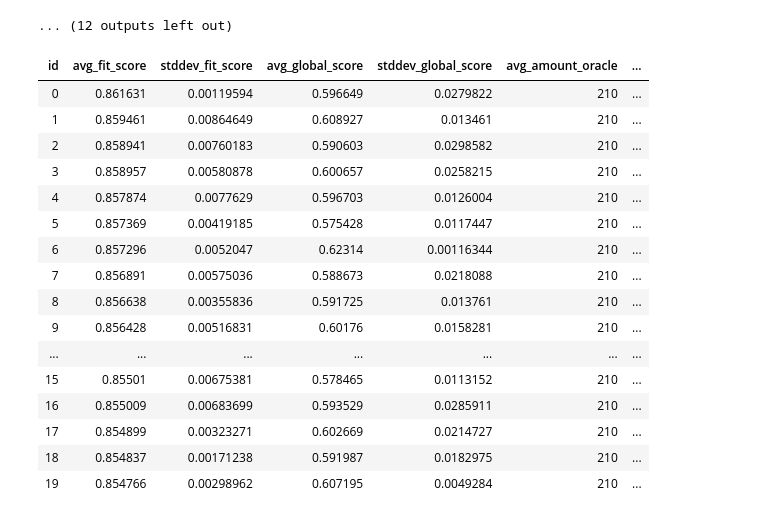
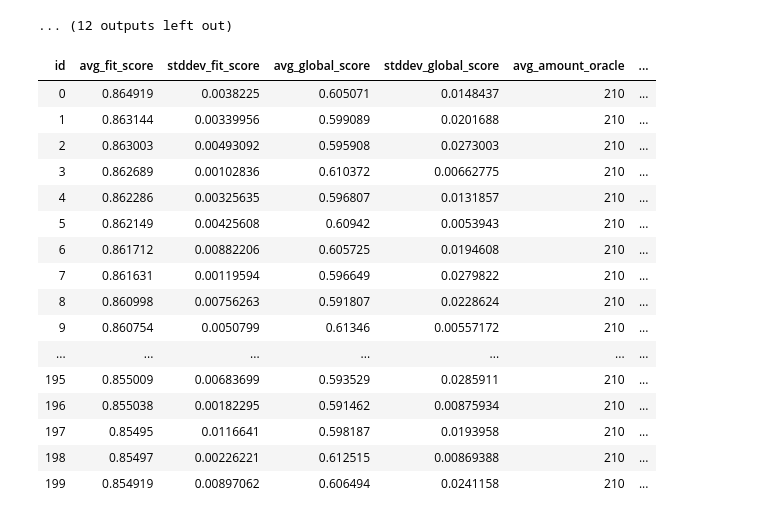
Before and after one commit to jgonsior/DS20-WeakAL, a Jupyter notebook: display_random_search_results_dwtc.ipynb, the cells around one changed output. Drawn from its saved outputs; the diff is of its cells as text; code cells hidden in the pictures.

Commit message:
New 200er table

```diff
--- a/display_random_search_results_dwtc.ipynb
+++ b/display_random_search_results_dwtc.ipynb
@@ -602,8 +603,8 @@ results = (
         & (ExperimentResult.dataset_name == "dwtc")
         # & (ExperimentResult.experiment_run_date > (datetime(2020, 3, 24, 14, 0)))
         # & (ExperimentResult.experiment_run_date > (datetime(2020, 5, 8, 9, 20)))
-        & (ExperimentResult.with_cluster_recommendation == True)
-        & (ExperimentResult.with_uncertainty_recommendation == True)
+        # & (ExperimentResult.with_cluster_recommendation == True)
+        # & (ExperimentResult.with_uncertainty_recommendation == True)
         # & (peewee.fn.COUNT(ExperimentResult.id_field) == 3)
         # no stopping criterias
     )
@@ -612,7 +613,7 @@ results = (
         peewee.fn.COUNT(ExperimentResult.id_field).desc(),
         peewee.fn.AVG(ExperimentResult.acc_test).desc(),
     )
-    .limit(20)
+    .limit(200)
 )
 
 table = []
@@ -630,46 +631,46 @@ for result in results:
         ExperimentResult.select(
             ExperimentResult.classifier,
             ExperimentResult.test_fraction,
             ExperimentResult.sampling,
             ExperimentResult.cluster,
             ExperimentResult.nr_queries_per_iteration,
             ExperimentResult.with_uncertainty_recommendation,
             ExperimentResult.with_cluster_recommendation,
             ExperimentResult.uncertainty_recommendation_certainty_threshold,
             ExperimentResult.uncertainty_recommendation_ratio,
             ExperimentResult.cluster_recommendation_minimum_cluster_unity_size,
             ExperimentResult.cluster_recommendation_ratio_labeled_unlabeled,
             ExperimentResult.allow_recommendations_after_stop,
             ExperimentResult.stopping_criteria_uncertainty,
             ExperimentResult.stopping_criteria_acc,
             ExperimentResult.stopping_criteria_std,
             ExperimentResult.experiment_run_date,
         )
         .where(ExperimentResult.param_list_id == data["param_list_id"])
         .limit(1)
     )[0]
 
     data = {**data, **vars(one_param_list_id_result)["__data__"]}
 
     table.append(data)
     id += 1
 
 display(HTML(tabulate(table, headers="keys", tablefmt="html")))
 # %% [output]
 | id | avg_fit_score | stddev_fit_score | avg_global_score | stddev_global_score | avg_amount_oracle | ... |
-| 0 | 0.861631 | 0.00119594 | 0.596649 | 0.0279822 | 210 | ... |
-| 1 | 0.859461 | 0.00864649 | 0.608927 | 0.013461 | 210 | ... |
-| 2 | 0.858941 | 0.00760183 | 0.590603 | 0.0298582 | 210 | ... |
-| 3 | 0.858957 | 0.00580878 | 0.600657 | 0.0258215 | 210 | ... |
-| 4 | 0.857874 | 0.0077629 | 0.596703 | 0.0126004 | 210 | ... |
-| 5 | 0.857369 | 0.00419185 | 0.575428 | 0.0117447 | 210 | ... |
-| 6 | 0.857296 | 0.0052047 | 0.62314 | 0.00116344 | 210 | ... |
-| 7 | 0.856891 | 0.00575036 | 0.588673 | 0.0218088 | 210 | ... |
-| 8 | 0.856638 | 0.00355836 | 0.591725 | 0.013761 | 210 | ... |
-| 9 | 0.856428 | 0.00516831 | 0.60176 | 0.0158281 | 210 | ... |
+| 0 | 0.864919 | 0.0038225 | 0.605071 | 0.0148437 | 210 | ... |
+| 1 | 0.863144 | 0.00339956 | 0.599089 | 0.0201688 | 210 | ... |
+| 2 | 0.863003 | 0.00493092 | 0.595908 | 0.0273003 | 210 | ... |
+| 3 | 0.862689 | 0.00102836 | 0.610372 | 0.00662775 | 210 | ... |
+| 4 | 0.862286 | 0.00325635 | 0.596807 | 0.0131857 | 210 | ... |
+| 5 | 0.862149 | 0.00425608 | 0.60942 | 0.0053943 | 210 | ... |
+| 6 | 0.861712 | 0.00882206 | 0.605725 | 0.0194608 | 210 | ... |
+| 7 | 0.861631 | 0.00119594 | 0.596649 | 0.0279822 | 210 | ... |
+| 8 | 0.860998 | 0.00756263 | 0.591807 | 0.0228624 | 210 | ... |
+| 9 | 0.860754 | 0.0050799 | 0.61346 | 0.00557172 | 210 | ... |
 | ... | ... | ... | ... | ... | ... | ... |
-| 15 | 0.85501 | 0.00675381 | 0.578465 | 0.0113152 | 210 | ... |
-| 16 | 0.855009 | 0.00683699 | 0.593529 | 0.0285911 | 210 | ... |
-| 17 | 0.854899 | 0.00323271 | 0.602669 | 0.0214727 | 210 | ... |
-| 18 | 0.854837 | 0.00171238 | 0.591987 | 0.0182975 | 210 | ... |
-| 19 | 0.854766 | 0.00298962 | 0.607195 | 0.0049284 | 210 | ... |
+| 195 | 0.855009 | 0.00683699 | 0.593529 | 0.0285911 | 210 | ... |
+| 196 | 0.855038 | 0.00182295 | 0.591462 | 0.00875934 | 210 | ... |
+| 197 | 0.85495 | 0.0116641 | 0.598187 | 0.0193958 | 210 | ... |
+| 198 | 0.85497 | 0.00226221 | 0.612515 | 0.00869388 | 210 | ... |
+| 199 | 0.854919 | 0.00897062 | 0.606494 | 0.0241158 | 210 | ... |
```
Also changed, not shown: parts of 5 cells of this notebook.
